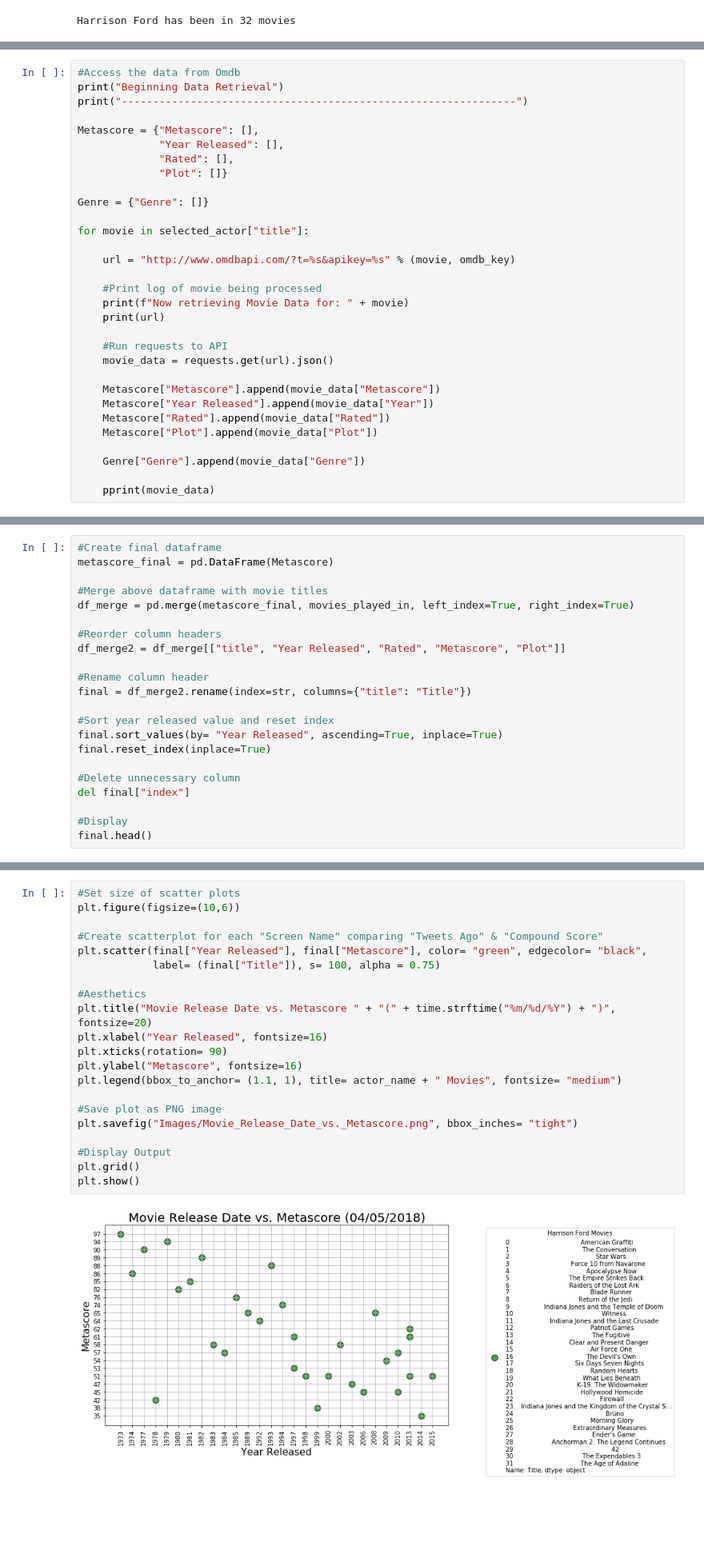
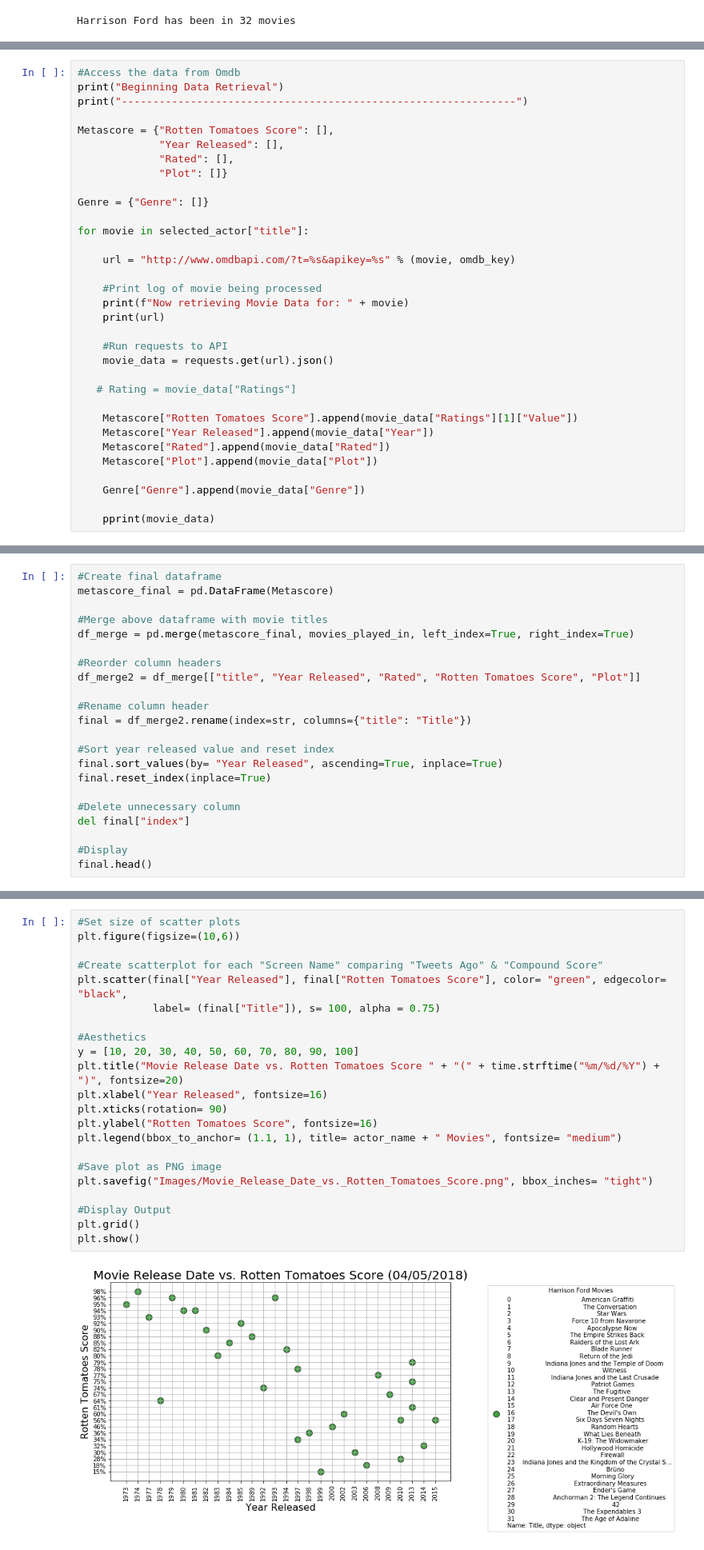
Before and after one commit to CTopham/Team-Green, a Jupyter notebook: Basic Movie Info.ipynb, the cells around one changed output, grey strips where cells are left out. Shown: that part at 80% size. Saved outputs shown, nothing was run; the diff lists cells and outputs as text; blank space fills up the shorter version.

Commit message:
added charts and exported png images

```diff
--- a/Basic Movie Info.ipynb
+++ b/Basic Movie Info.ipynb
@@ -81,7 +81,7 @@ Harrison Ford has been in the following movies
 print("Beginning Data Retrieval")
 print("---------------------------------------------------------------")
 
-Metascore = {"Metascore": [],
+Metascore = {"Rotten Tomatoes Score": [],
              "Year Released": [],
              "Rated": [],
              "Plot": []}
@@ -99,7 +99,9 @@ for movie in selected_actor["title"]:
     #Run requests to API
     movie_data = requests.get(url).json()
 
-    Metascore["Metascore"].append(movie_data["Metascore"])
+   # Rating = movie_data["Ratings"]
+
+    Metascore["Rotten Tomatoes Score"].append(movie_data["Ratings"][1]["Value"])
     Metascore["Year Released"].append(movie_data["Year"])
     Metascore["Rated"].append(movie_data["Rated"])
     Metascore["Plot"].append(movie_data["Plot"])
@@ -133,7 +135,7 @@ metascore_final = pd.DataFrame(Metascore)
 df_merge = pd.merge(metascore_final, movies_played_in, left_index=True, right_index=True)
 
 #Reorder column headers
-df_merge2 = df_merge[["title", "Year Released", "Rated", "Metascore", "Plot"]]
+df_merge2 = df_merge[["title", "Year Released", "Rated", "Rotten Tomatoes Score", "Plot"]]
 
 #Rename column header
 final = df_merge2.rename(index=str, columns={"title": "Title"})
@@ -157,26 +159,27 @@ final.head()
 # %%
 #Set size of scatter plots
 plt.figure(figsize=(10,6))
 
 #Create scatterplot for each "Screen Name" comparing "Tweets Ago" & "Compound Score"
-plt.scatter(final["Year Released"], final["Metascore"], color= "green", edgecolor= "black",
+plt.scatter(final["Year Released"], final["Rotten Tomatoes Score"], color= "green", edgecolor= "black",
             label= (final["Title"]), s= 100, alpha = 0.75)
 
 #Aesthetics
-plt.title("Movie Release Date vs. Metascore " + "(" + time.strftime("%m/%d/%Y") + ")", fontsize=20)
+y = [10, 20, 30, 40, 50, 60, 70, 80, 90, 100]
+plt.title("Movie Release Date vs. Rotten Tomatoes Score " + "(" + time.strftime("%m/%d/%Y") + ")", fontsize=20)
 plt.xlabel("Year Released", fontsize=16)
 plt.xticks(rotation= 90)
-plt.ylabel("Metascore", fontsize=16)
+plt.ylabel("Rotten Tomatoes Score", fontsize=16)
 plt.legend(bbox_to_anchor= (1.1, 1), title= actor_name + " Movies", fontsize= "medium")
 
 #Save plot as PNG image
-plt.savefig("Images/Movie_Release_Date_vs._Metascore.png", bbox_inches= "tight")
+plt.savefig("Images/Movie_Release_Date_vs._Rotten_Tomatoes_Score.png", bbox_inches= "tight")
 
 #Display Output
 plt.grid()
 plt.show()
 # %% [output]
-[figure, old version]
+[figure, new version]
 # %% [markdown]
 ### Sentiment Analysis movies actor played in
 # %%
```
Also changed, not shown: parts of 8 cells of this notebook, 1 other file.
